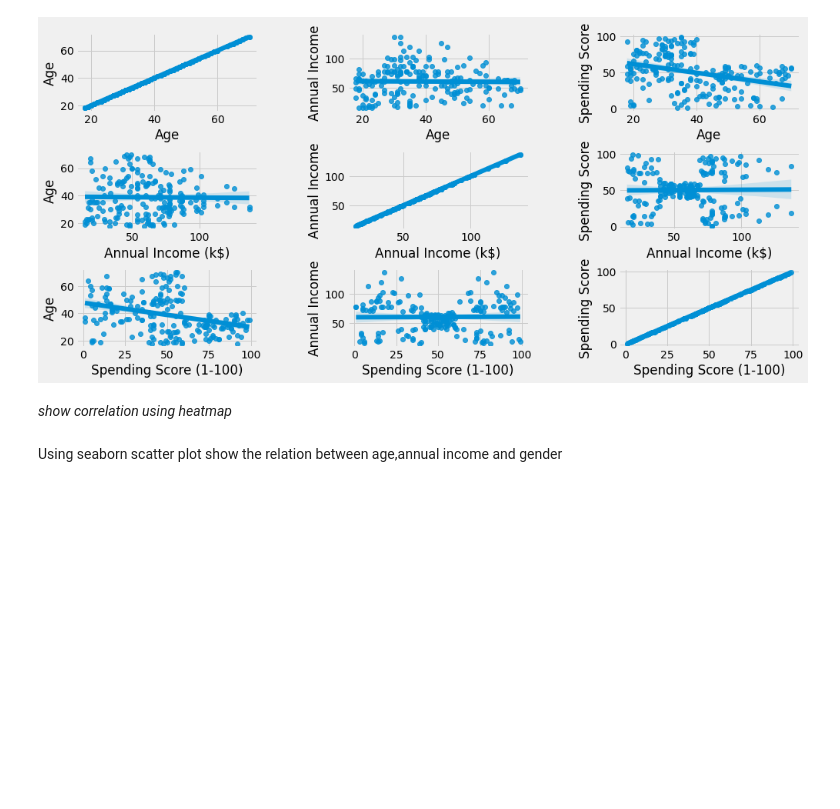
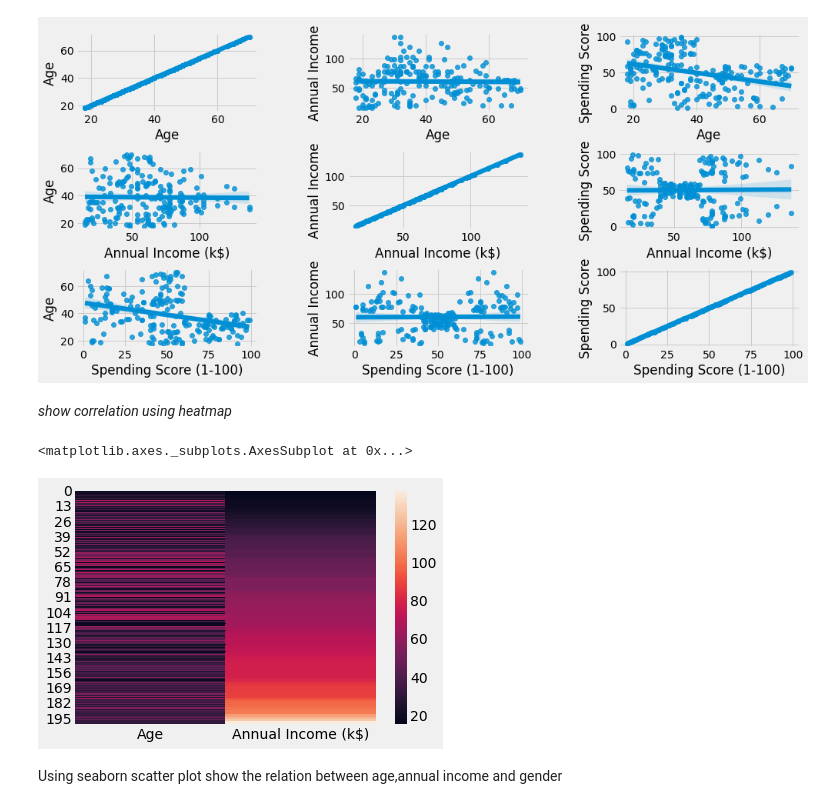
Before and after one commit to scomri/CustomerSegmentation, a Jupyter notebook: customer_segmentation.ipynb, the cells around one changed output. Cells and saved outputs as stored; diff of their text form; code cells hidden in the pictures; blank space fills up the shorter version.

```diff
--- a/customer_segmentation.ipynb
+++ b/customer_segmentation.ipynb
@@ -78,3 +79,9 @@ plt.show()
+# %%
+# NEED TO CONVERT GENDER COL TO BINARY
+sns.heatmap(df[['Age', 'Annual Income (k$)']])
+# %% [output]
+<matplotlib.axes._subplots.AxesSubplot at 0x...>
+[figure, added]
 # %% [markdown]
 Using seaborn scatter plot show the relation between age,annual income and gender
 # %%
```
Also changed, not shown: parts of 4 cells of this notebook.
